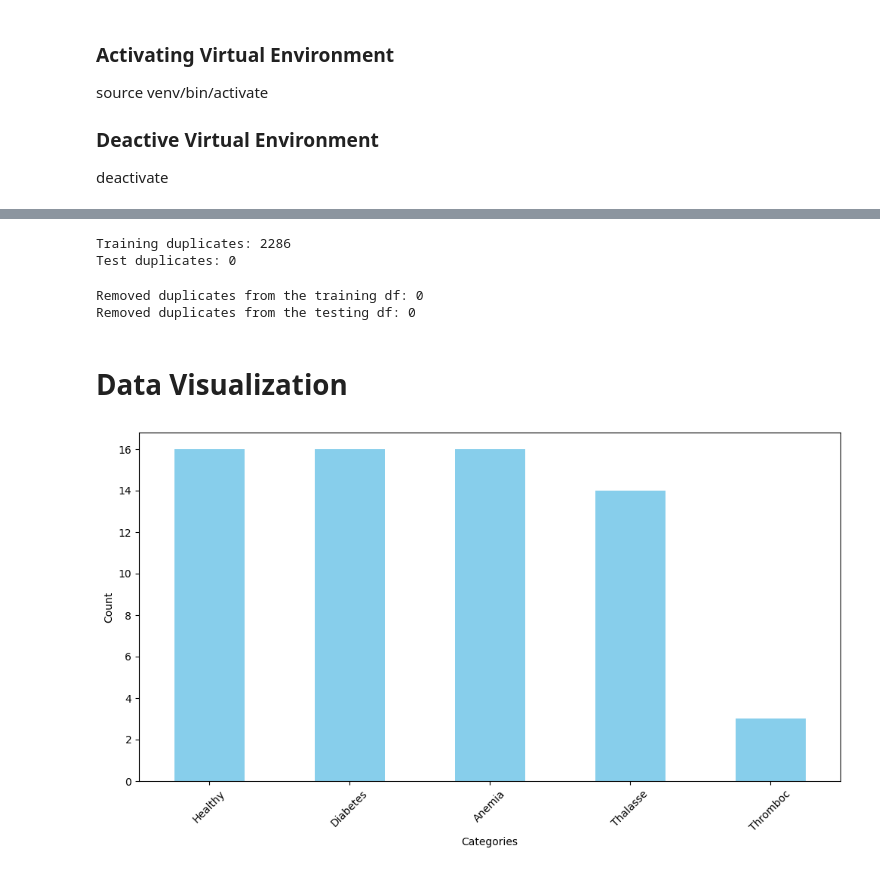
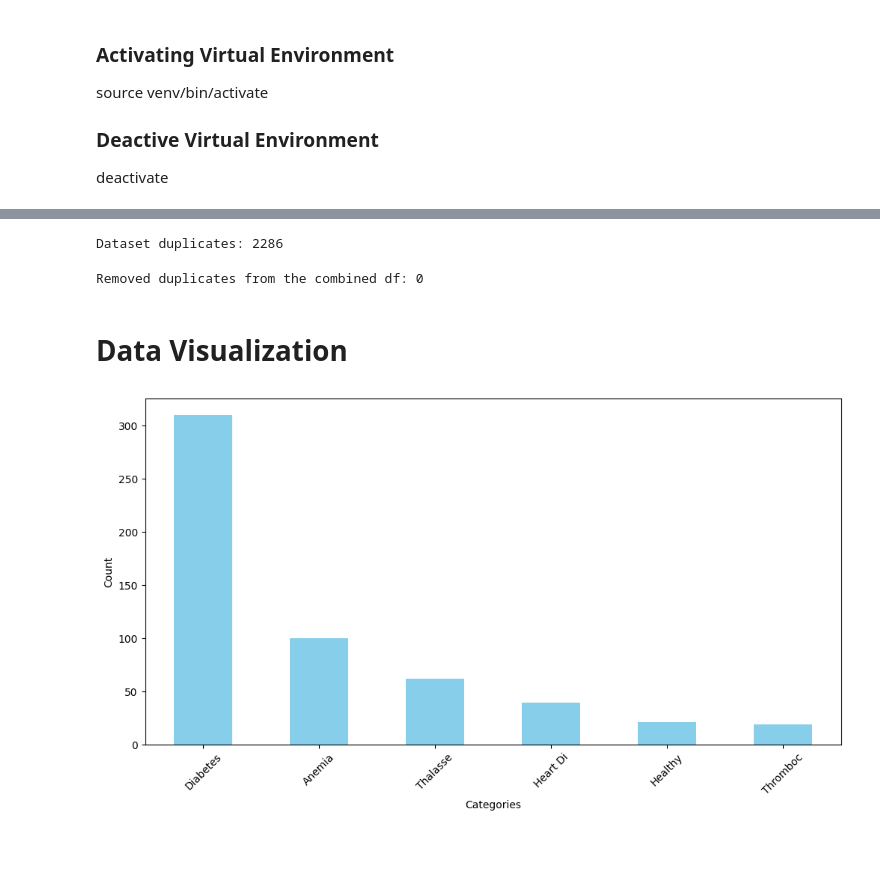
Before and after one commit to SamuelIVX/DiseasePredictionModel, a Jupyter notebook: DiseaseMLModel.ipynb, the cells around one changed output, grey strips where cells are left out. Cells and saved outputs as stored; diff of their text form; code cells hidden in the pictures; blank space fills up the shorter version.

```diff
--- a/DiseaseMLModel.ipynb
+++ b/DiseaseMLModel.ipynb
@@ -39,4 +40,7 @@ test_df = kagglehub.load_dataset(
     "ehababoelnaga/multiple-disease-prediction",
     test_file_path,
 )
+
+# Combine the datasets
+combined_df = combined_df = pd.concat([train_df, test_df], axis=0)
 # %% [markdown]
@@ -110,33 +91,28 @@ memory usage: 459.3+ KB
 # %%
-# Checking to see if there are any duplicates within both datasets
-print(f"Training duplicates: {train_df.duplicated().sum()}")
-print(f"Test duplicates: {test_df.duplicated().sum()}")
+# Checking to see if there are any duplicates within the dataset
+print(f"Dataset duplicates: {combined_df.duplicated().sum()}")
 # %% [output]
-Training duplicates: 2286
-Test duplicates: 0
+Dataset duplicates: 2286
 # %%
 # Dropping duplicates from the training dataset
-df_clean_train = train_df.drop_duplicates()
-df_clean_test = test_df.drop_duplicates()
-print(f"Removed duplicates from the training df: {df_clean_train.duplicated().sum()}")
-print(f"Removed duplicates from the testing df: {df_clean_test.duplicated().sum()}")
+cleaned_combine = combined_df.drop_duplicates()
+print(f"Removed duplicates from the combined df: {cleaned_combine.duplicated().sum()}")
 # %% [output]
-Removed duplicates from the training df: 0
-Removed duplicates from the testing df: 0
+Removed duplicates from the combined df: 0
 # %% [markdown]
-# Data Visualization
+# <b>Data Visualization
 # %%
 column = "Disease"
 
-value_counts = df_clean_train[column].value_counts()
+value_counts = cleaned_combine[column].value_counts()
 
 plt.figure(figsize=(12, 6))
 value_counts.plot(kind='bar', color='skyblue')
 plt.xlabel("Categories")
 plt.ylabel("Count")
 plt.xticks(rotation=45)
 plt.show()
 # %% [output]
-[figure, old version]
+[figure, new version]
 # %%
 numeric_features = ['Glucose', 'Cholesterol', 'Hemoglobin', 'Platelets', 'White Blood Cells']
```
Also changed, not shown: parts of 12 cells of this notebook.
